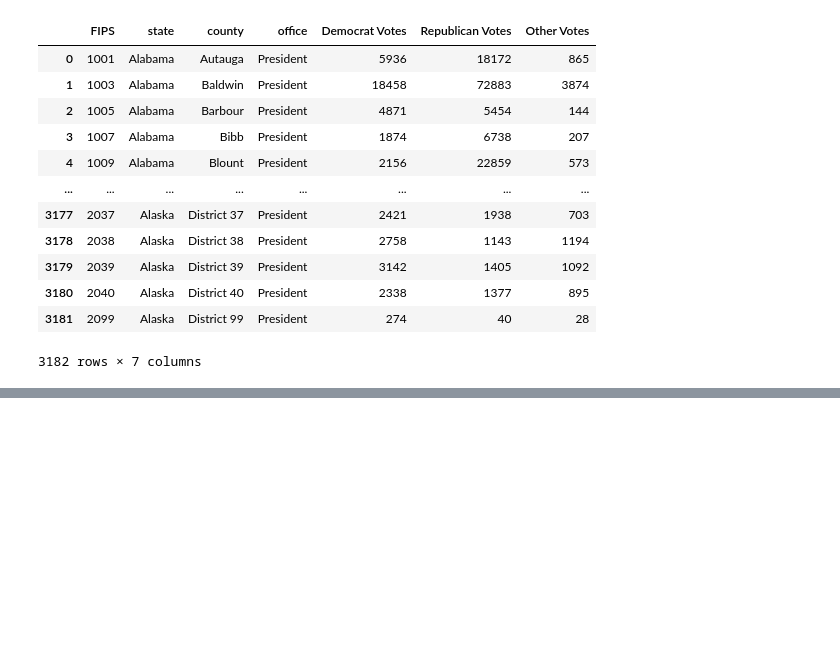
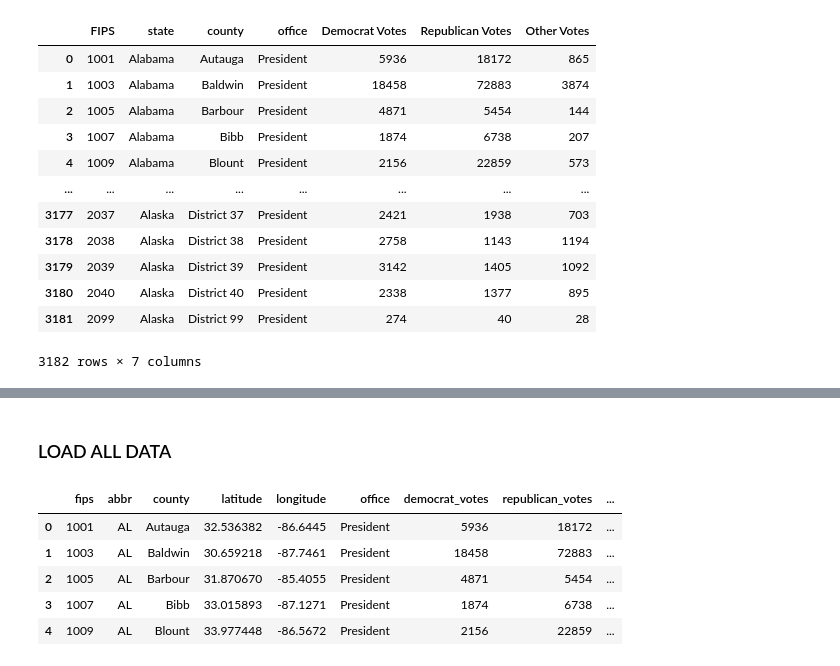
Before and after one commit to lewisaaronpaul/ETL_Proposal_Team_ETL_06, a Jupyter notebook: ETL Project - Neil.ipynb, the cells around one changed output, grey strips where cells are left out. Drawn from its saved outputs; the diff is of its cells as text; code cells hidden in the pictures; blank space fills up the shorter version.

Commit message:
Neil's Second Commit

```diff
--- a/ETL Project - Neil.ipynb
+++ b/ETL Project - Neil.ipynb
@@ -419,0 +514,2 @@ all_parties_cleaned2
+# %% [markdown]
+### LOAD ALL DATA
@@ -419,0 +523,6 @@ all_parties_cleaned2
+# %%
+# Load state_county data -- (Aaron's Table)
+
+state_county = pd.read_csv('Data_Files/state_county.csv')
+
+state_county.to_sql(name='state_county', con=engine, if_exists='append', index=False)
@@ -419,0 +537,14 @@ all_parties_cleaned2
+# %%
+### ERROR Handling - original county_voters DataFrame above would not load due to foreign key (FIPS) constraint violations (erroneous data)
+# Load county_voters data  -- (Neil's Table)
+state_county['fips'] = state_county['fips'].astype(str)
+county_voters_merge = pd.merge(state_county,county_voters,on='fips',how='left')
+
+county_voters_merge.head()
+# %% [output]
+|  | fips | abbr | county | latitude | longitude | office | democrat_votes | republican_votes | ... |
+| 0 | 1001 | AL | Autauga | 32.536382 | -86.6445 | President | 5936 | 18172 | ... |
+| 1 | 1003 | AL | Baldwin | 30.659218 | -87.7461 | President | 18458 | 72883 | ... |
+| 2 | 1005 | AL | Barbour | 31.870670 | -85.4055 | President | 4871 | 5454 | ... |
+| 3 | 1007 | AL | Bibb | 33.015893 | -87.1271 | President | 1874 | 6738 | ... |
+| 4 | 1009 | AL | Blount | 33.977448 | -86.5672 | President | 2156 | 22859 | ... |
```
Also changed, not shown: parts of 18 cells of this notebook, 4 other files.
